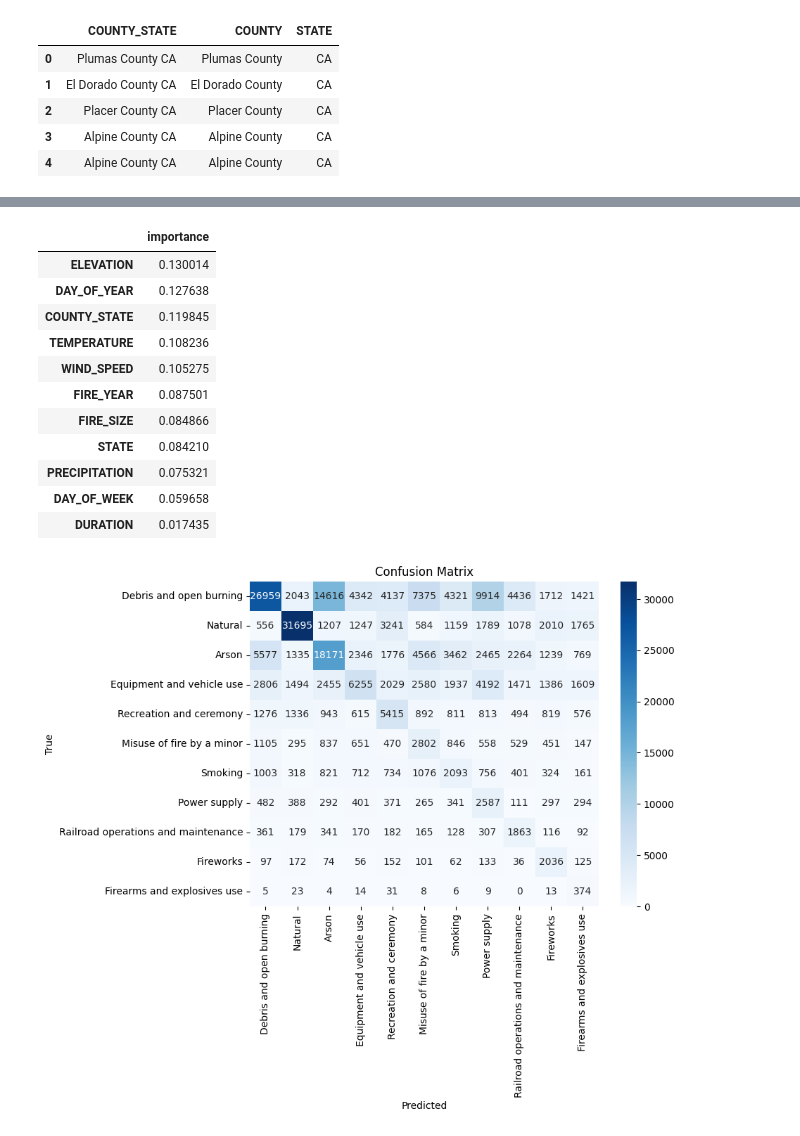
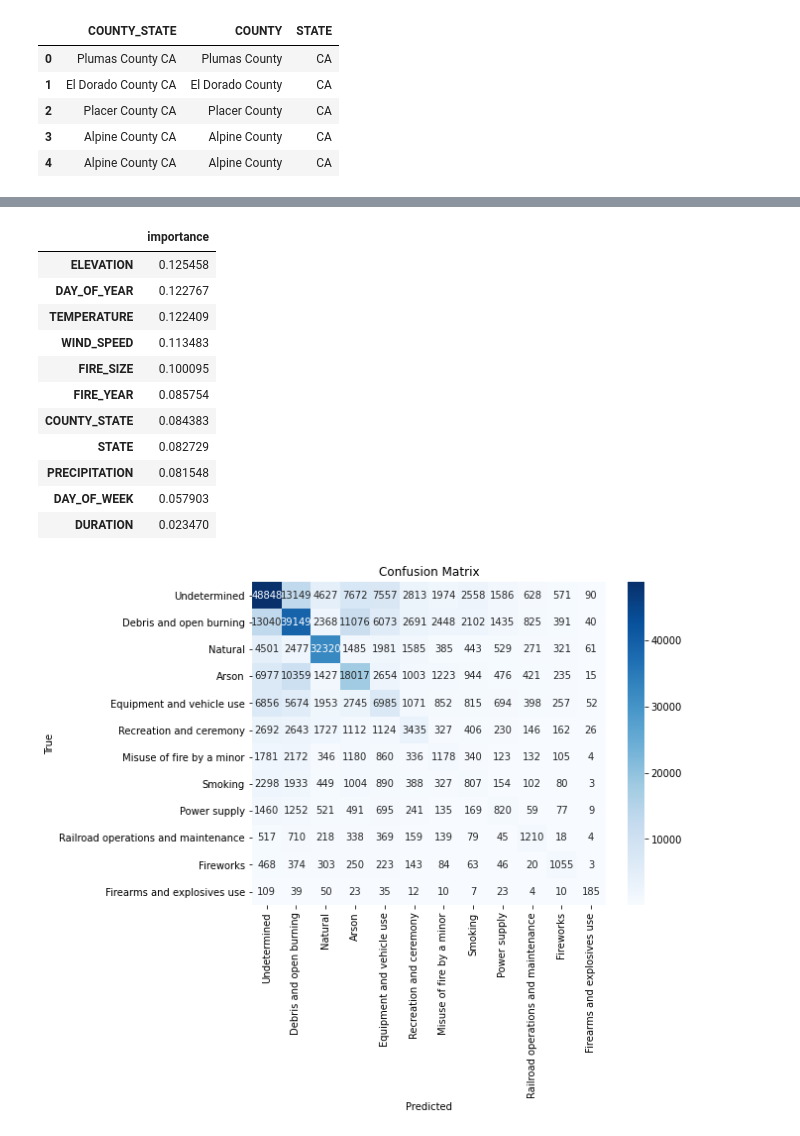
Before and after one commit to AnaCahet/first-group-project, a Jupyter notebook: Working files/RandomForest2.ipynb, the cells around one changed output, grey strips where cells are left out. Saved outputs shown, nothing was run; the diff lists cells and outputs as text; code cells hidden in the pictures.

Commit message:
Upload more exploratory model files
File 'RandomForest2' contains the final model we decided to use.

```diff
--- a/Working files/RandomForest2.ipynb
+++ b/Working files/RandomForest2.ipynb
@@ -102,8 +76,9 @@ model_data['COUNTY_STATE'] = model_data['COUNTY_STATE'].cat.codes.astype(int)
 # %%
 model_data['STATE'] = model_data['STATE'].astype('category')
 model_data['STATE'] = model_data['STATE'].cat.codes.astype(int)
-# %%
-model_data = model_data.drop('NWCG_REPORTING_AGENCY', axis=1)
+# %%
+model_data['NWCG_REPORTING_AGENCY'] = model_data['NWCG_REPORTING_AGENCY'].astype('category')
+model_data['NWCG_REPORTING_AGENCY'] = model_data['NWCG_REPORTING_AGENCY'].cat.codes.astype(int)
 # %%
 model_data['OWNER_DESCR'] = model_data['OWNER_DESCR'].astype('category')
 model_data['OWNER_DESCR'] = model_data['OWNER_DESCR'].cat.codes.astype(int)
@@ -117,2 +184,2 @@ data with OWNER_DESCR, NWCG_REPORTING_AGENCY and Undetermined removed
 # %%
-model_data = model_data.drop('OWNER_DESCR', axis=1)
+data_2 = model_data.drop(['OWNER_DESCR','NWCG_REPORTING_AGENCY'], axis=1)
@@ -126,0 +192,6 @@ X_train, X_test, y_train, y_test = train_test_split(X, y, test_size=0.2, shuffle
+# %%
+dt2 = DecisionTreeClassifier()
+dt2.fit(X2_train,y2_train)
+dt2_predictions = dt2.predict(X2_test)
+dt2_acc = accuracy_score(y2_test, dt2_predictions)
+print(f"Decision Tree Accuracy Score: {dt2_acc}")
@@ -166,34 +243,34 @@ report_df
 # %%
-feature_importances = pd.DataFrame(
-    brf.feature_importances_,
-    index =X_train.columns,
+feature_importances2 = pd.DataFrame(
+    rf2.feature_importances_,
+    index =X2_train.columns,
     columns=['importance']
 ).sort_values('importance', ascending=False)
 
-feature_importances
+feature_importances2
 # %% [output]
 |  | importance |
-| ELEVATION | 0.130014 |
-| DAY_OF_YEAR | 0.127638 |
-| COUNTY_STATE | 0.119845 |
-| TEMPERATURE | 0.108236 |
-| WIND_SPEED | 0.105275 |
-| FIRE_YEAR | 0.087501 |
-| FIRE_SIZE | 0.084866 |
-| STATE | 0.084210 |
-| PRECIPITATION | 0.075321 |
-| DAY_OF_WEEK | 0.059658 |
-| DURATION | 0.017435 |
+| ELEVATION | 0.125458 |
+| DAY_OF_YEAR | 0.122767 |
+| TEMPERATURE | 0.122409 |
+| WIND_SPEED | 0.113483 |
+| FIRE_SIZE | 0.100095 |
+| FIRE_YEAR | 0.085754 |
+| COUNTY_STATE | 0.084383 |
+| STATE | 0.082729 |
+| PRECIPITATION | 0.081548 |
+| DAY_OF_WEEK | 0.057903 |
+| DURATION | 0.023470 |
 # %%
 # Make a correlation matrix
-labels = y_test.value_counts().index
-cm = confusion_matrix(y_test, brf_predictions, labels=labels)
+labels = y2_test.value_counts().index
+cm = confusion_matrix(y2_test, dt2_predictions, labels=labels)
 
 plt.figure(figsize=(8, 6))
 sns.heatmap(cm, annot=True, cmap="Blues", fmt="d", xticklabels=labels, yticklabels=labels)
 plt.xlabel('Predicted')
 plt.ylabel('True')
 plt.title('Confusion Matrix')
 plt.show()
 # %% [output]
-[figure, old version]
+[figure, new version]
```
Also changed, not shown: parts of 82 cells of this notebook, 3 other files.
